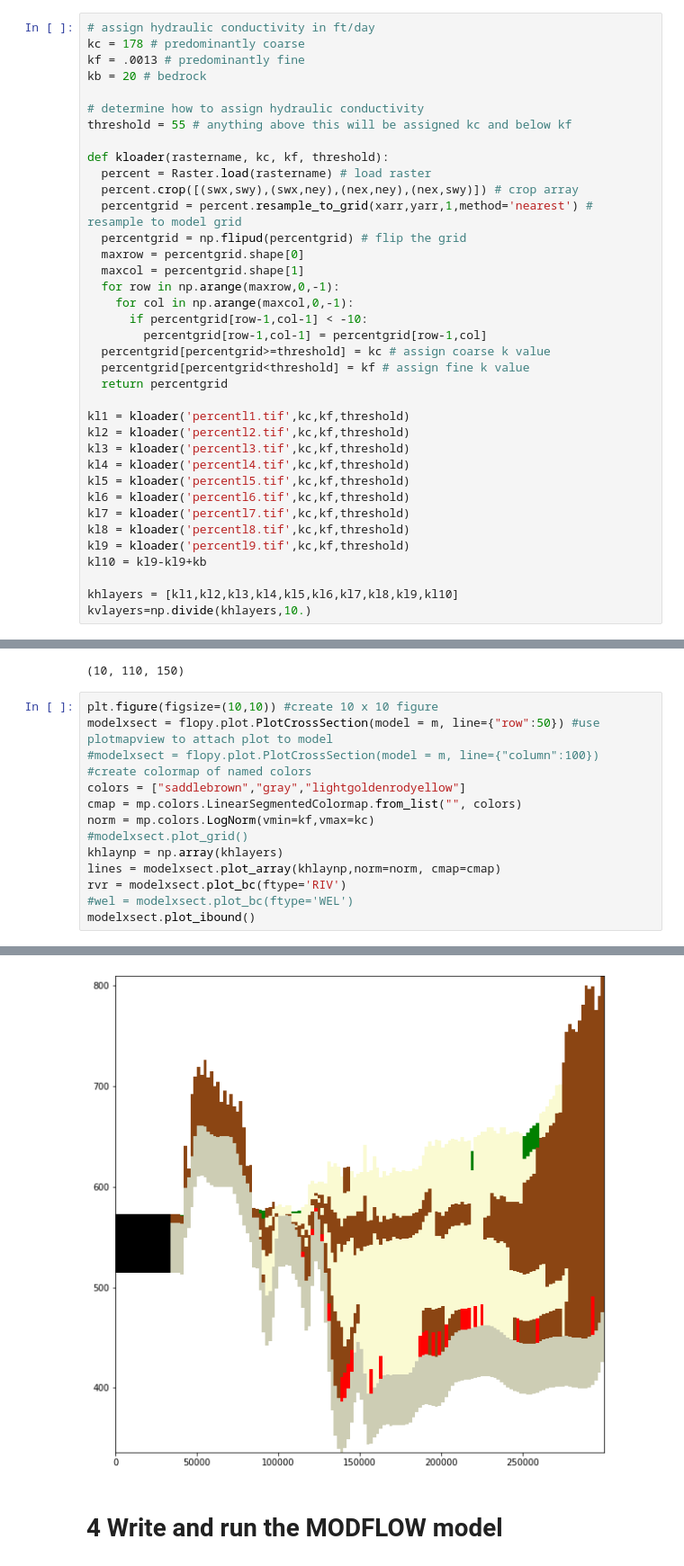
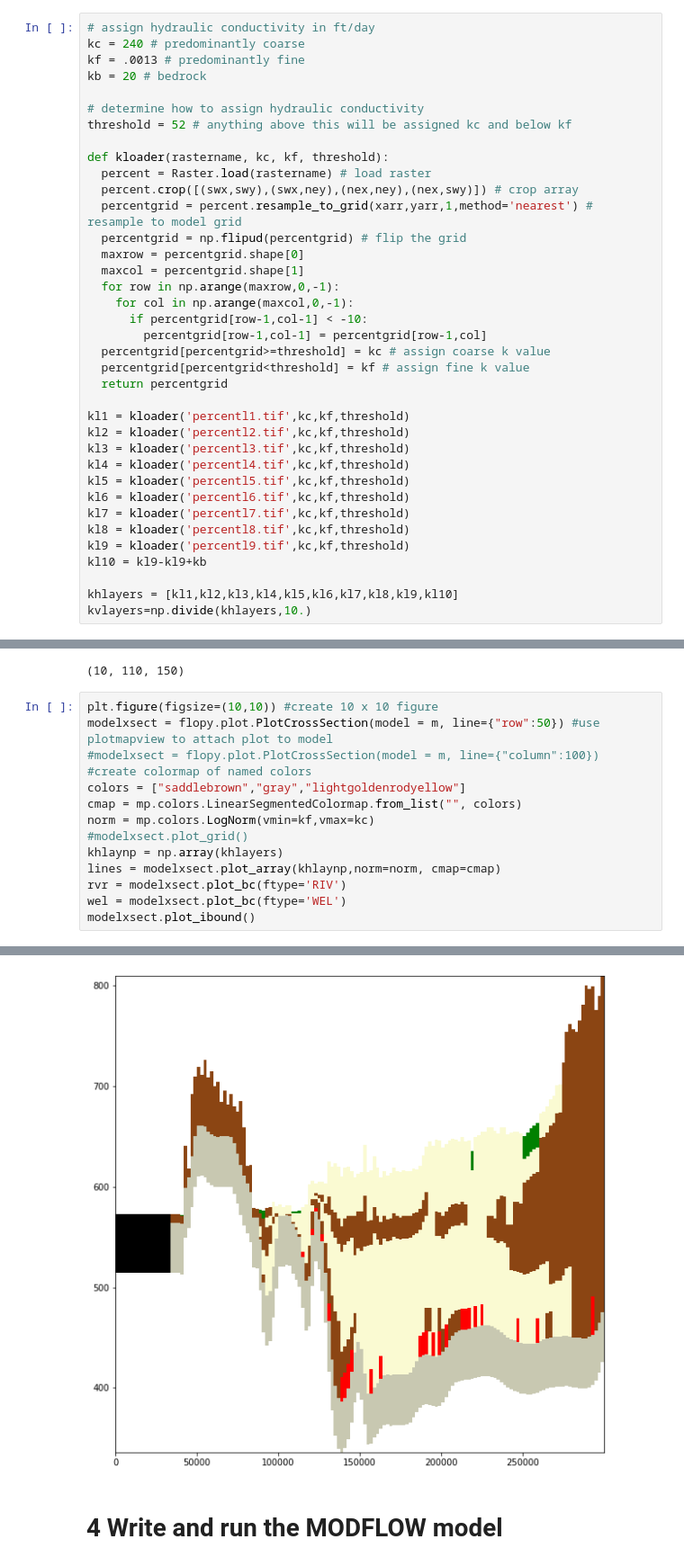
Before and after one commit to iordach1/GEOL572-GRL, a Jupyter notebook: GRL_Model_working.ipynb, the cells around one changed output, grey strips where cells are left out. Shown at 90% size. Cells and saved outputs as stored; diff of their text form.

```diff
--- a/GRL_Model_working.ipynb
+++ b/GRL_Model_working.ipynb
@@ -323,12 +316,12 @@ botgrids = [lay1bot,lay2bot,lay3bot,lay4bot,lay5bot,lay6bot,lay7bot,lay8bot,lay9
 ### 3Av. Assign hydraulic conductivity
 # %%
 # assign hydraulic conductivity in ft/day
-kc = 178 # predominantly coarse
+kc = 240 # predominantly coarse
 kf = .0013 # predominantly fine
 kb = 20 # bedrock
 
 # determine how to assign hydraulic conductivity
-threshold = 55 # anything above this will be assigned kc and below kf
+threshold = 52 # anything above this will be assigned kc and below kf
 
 def kloader(rastername, kc, kf, threshold):
   percent = Raster.load(rastername) # load raster
@@ -680,20 +649,20 @@ np.array(khlayers).shape
 # %%
 plt.figure(figsize=(10,10)) #create 10 x 10 figure
 modelxsect = flopy.plot.PlotCrossSection(model = m, line={"row":50}) #use plotmapview to attach plot to model
 #modelxsect = flopy.plot.PlotCrossSection(model = m, line={"column":100})
 #create colormap of named colors
 colors = ["saddlebrown","gray","lightgoldenrodyellow"]
 cmap = mp.colors.LinearSegmentedColormap.from_list("", colors)
 norm = mp.colors.LogNorm(vmin=kf,vmax=kc)
 #modelxsect.plot_grid()
 khlaynp = np.array(khlayers)
 lines = modelxsect.plot_array(khlaynp,norm=norm, cmap=cmap)
 rvr = modelxsect.plot_bc(ftype='RIV')
-#wel = modelxsect.plot_bc(ftype='WEL')
+wel = modelxsect.plot_bc(ftype='WEL')
 modelxsect.plot_ibound()
 # %% [output]
 <matplotlib.collections.PatchCollection at 0x...>
-[figure, old version]
+[figure, new version]
 # %% [markdown]
 # 4 Write and run the MODFLOW model
 # %%
```
Also changed, not shown: parts of 29 cells of this notebook.
